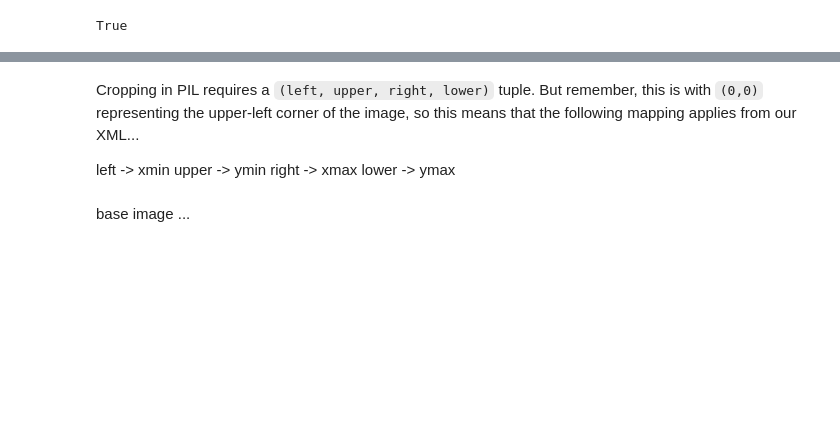
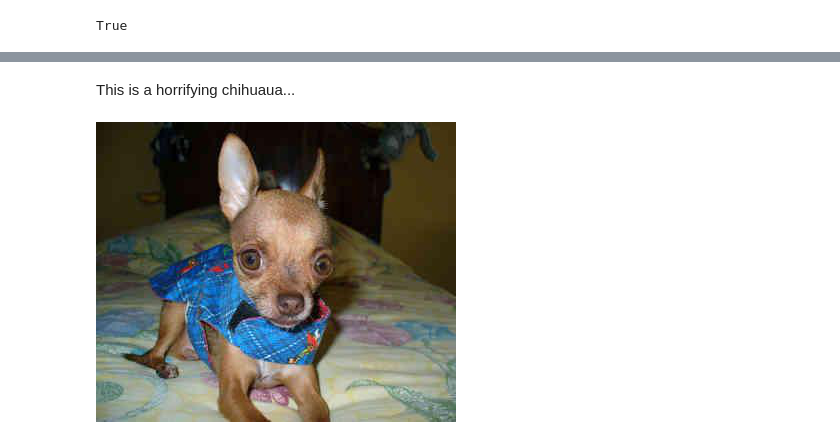
Before and after one commit to ZombieSocrates/ml-udacity-capstone, a Jupyter notebook: 1-Data_Exploration_Preprocessing.ipynb, the cells around one changed output, grey strips where cells are left out. Saved outputs shown, nothing was run; the diff lists cells and outputs as text; code cells hidden in the pictures; blank space fills up the shorter version.

```diff
--- a/1-Data_Exploration_Preprocessing.ipynb
+++ b/1-Data_Exploration_Preprocessing.ipynb
@@ -405,7 +365,0 @@ OrderedDict([('annotation',
-# %% [markdown]
-Cropping in PIL requires a `(left, upper, right, lower)` tuple. But remember, this is with `(0,0)` representing the upper-left corner of the image, so this means that the following mapping applies from our XML...
-
-left -> xmin
-upper -> ymin
-right -> xmax
-lower -> ymax
@@ -417,2 +365,0 @@ lower = int(test_xml["annotation"]["object"]["bndbox"]["ymax"])
-# %% [markdown]
-base image ...
@@ -418,0 +376,8 @@ base image ...
+# %% [markdown]
+This is a horrifying chihuaua...
+# %%
+foo_file = train_file_list['file_list'].flatten()[0]
+foo_img = get_image_path(file_name_arr = foo_file, root_dir = 'data')
+display(Image.open(foo_img))
+# %% [output]
+[figure, added]
```
Also changed, not shown: parts of 14 cells of this notebook, 1 other file.
